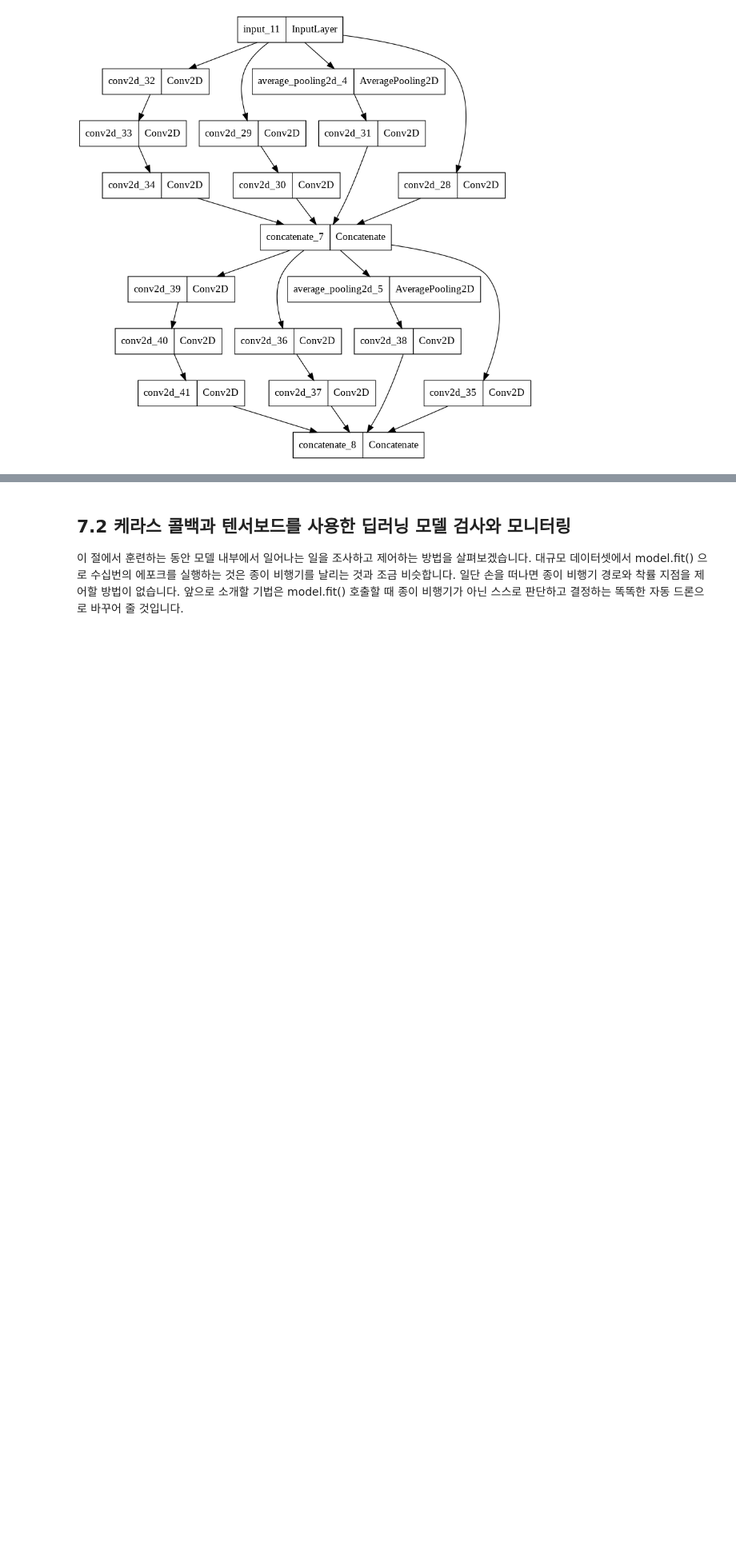
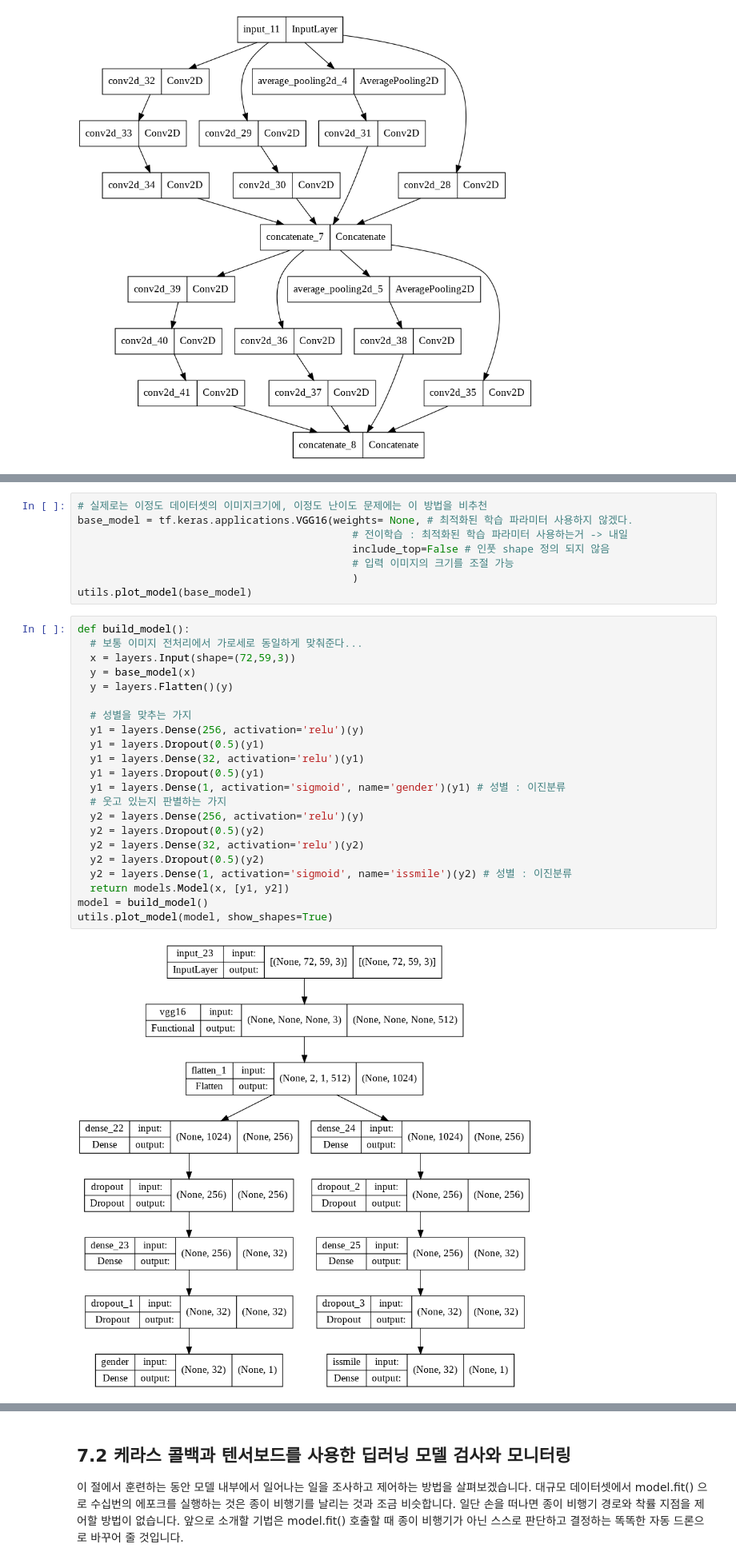
Before and after one commit to yebiny/SkillTreePython-DeepLearning, a Jupyter notebook: 02.케라스_창시자에게_배우는_딥러닝/해설/7_1_Advanced_tools_for_deep_learning.ipynb, the cells around one changed output, grey strips where cells are left out. Shown at 80% size. Saved outputs shown, nothing was run; the diff lists cells and outputs as text; blank space fills up the shorter version.

```diff
--- a/02.케라스_창시자에게_배우는_딥러닝/해설/7_1_Advanced_tools_for_deep_learning.ipynb
+++ b/02.케라스_창시자에게_배우는_딥러닝/해설/7_1_Advanced_tools_for_deep_learning.ipynb
@@ -266,0 +363,32 @@ utils.plot_model(model)
+# %%
+# 실제로는 이정도 데이터셋의 이미지크기에, 이정도 난이도 문제에는 이 방법을 비추천
+base_model = tf.keras.applications.VGG16(weights= None, # 최적화된 학습 파라미터 사용하지 않겠다.
+                                            # 전이학습 : 최적화된 학습 파라미터 사용하는거 -> 내일
+                                            include_top=False # 인풋 shape 정의 되지 않음
+                                            # 입력 이미지의 크기를 조절 가능
+                                            )
+utils.plot_model(base_model)
+# %%
+def build_model():
+  # 보통 이미지 전처리에서 가로세로 동일하게 맞춰준다...
+  x = layers.Input(shape=(72,59,3))
+  y = base_model(x)
+  y = layers.Flatten()(y)
+
+  # 성별을 맞추는 가지
+  y1 = layers.Dense(256, activation='relu')(y)
+  y1 = layers.Dropout(0.5)(y1)
+  y1 = layers.Dense(32, activation='relu')(y1)
+  y1 = layers.Dropout(0.5)(y1)
+  y1 = layers.Dense(1, activation='sigmoid', name='gender')(y1) # 성별 : 이진분류
+  # 웃고 있는지 판별하는 가지
+  y2 = layers.Dense(256, activation='relu')(y)
+  y2 = layers.Dropout(0.5)(y2)
+  y2 = layers.Dense(32, activation='relu')(y2)
+  y2 = layers.Dropout(0.5)(y2)
+  y2 = layers.Dense(1, activation='sigmoid', name='issmile')(y2) # 성별 : 이진분류
+  return models.Model(x, [y1, y2])
+model = build_model()
+utils.plot_model(model, show_shapes=True)
+# %% [output]
+[figure, added]
```
Also changed, not shown: parts of 14 cells of this notebook.
